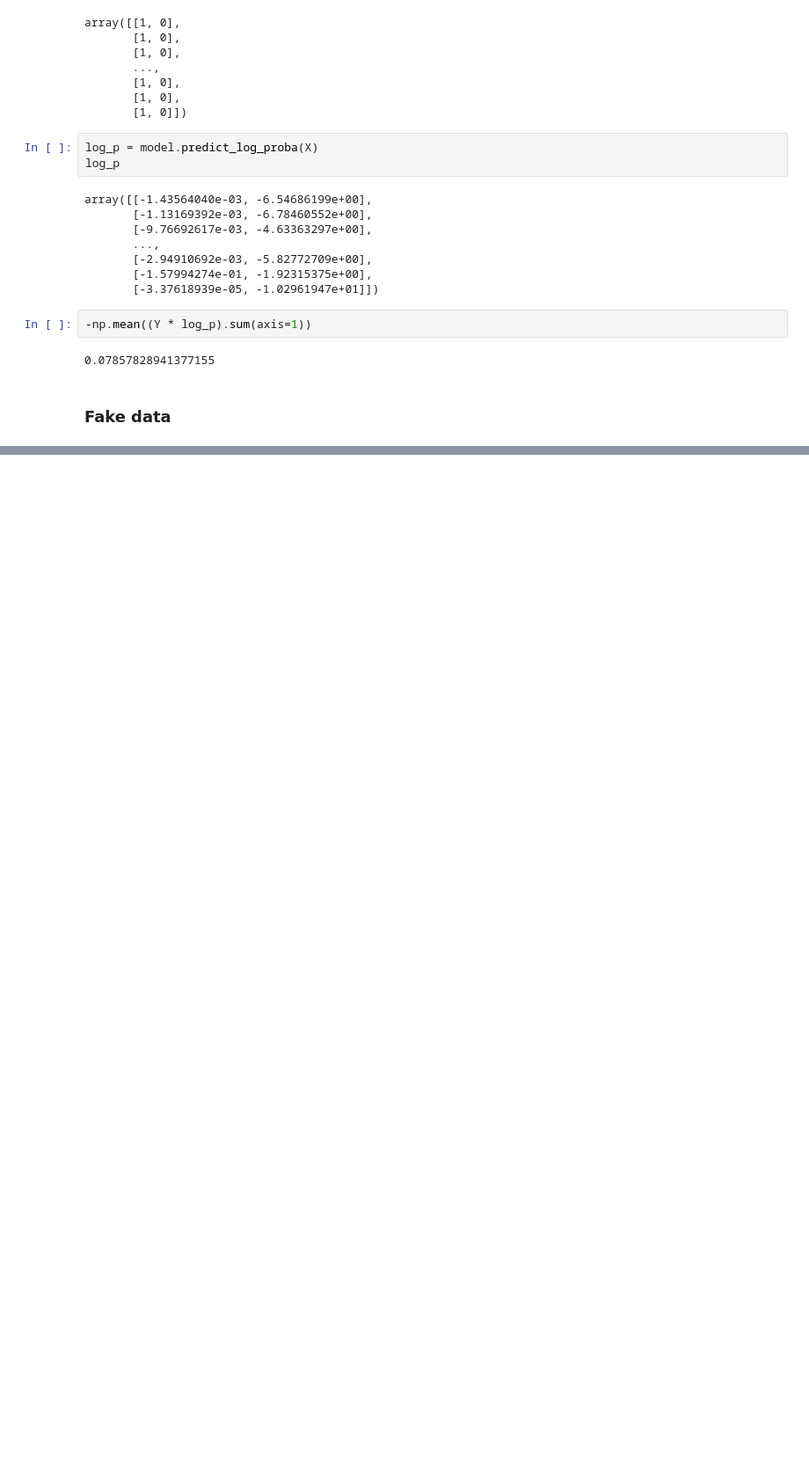
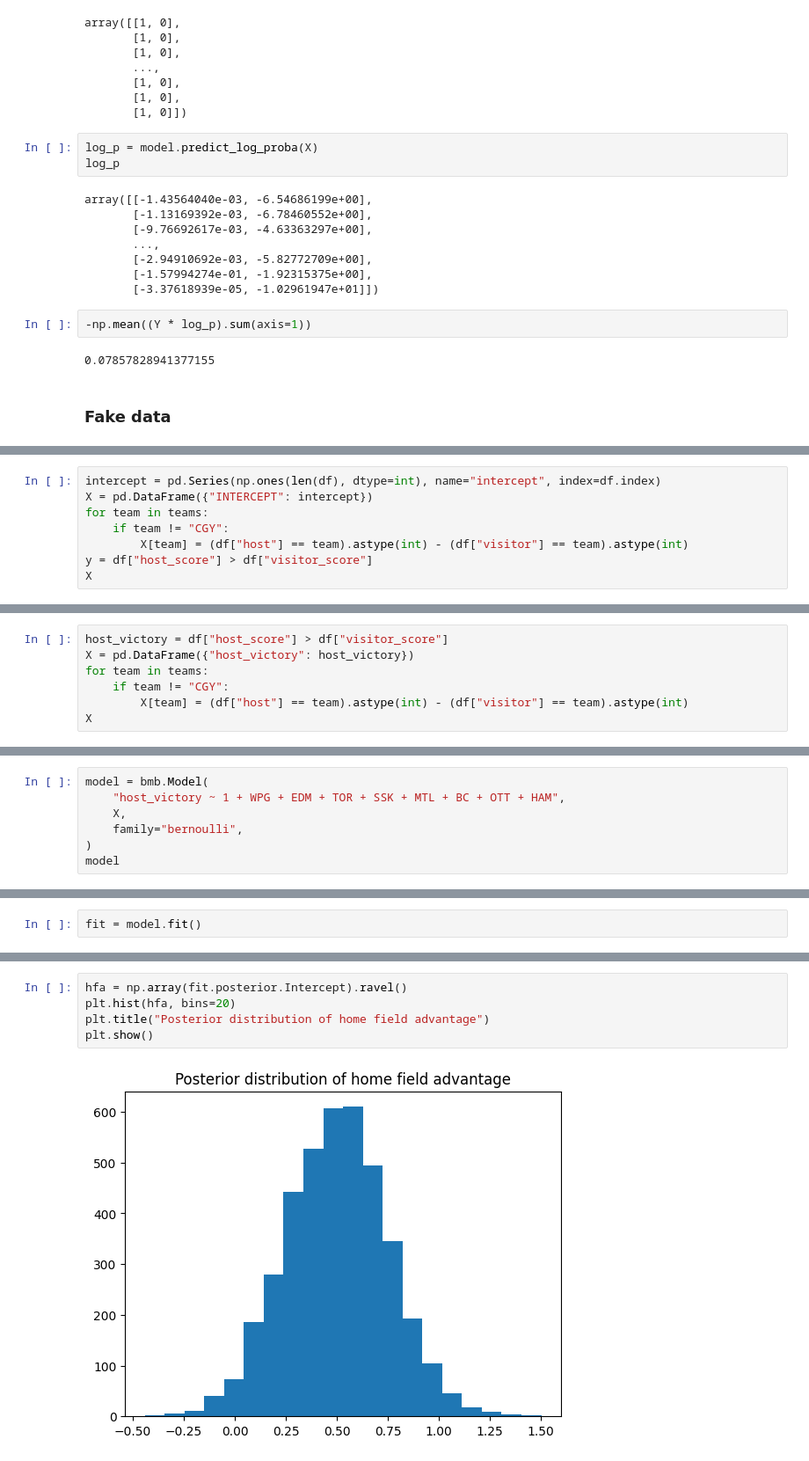
Before and after one commit to mgreenbe/DATA335W2025, a Jupyter notebook: code/logistic_regression.ipynb, the cells around one changed output, grey strips where cells are left out. Shown at 88% size. Saved outputs shown, nothing was run; the diff lists cells and outputs as text; blank space fills up the shorter version.

```diff
--- a/code/logistic_regression.ipynb
+++ b/code/logistic_regression.ipynb
@@ -216,0 +330,8 @@ plt.show()
+# %%
+intercept = pd.Series(np.ones(len(df), dtype=int), name="intercept", index=df.index)
+X = pd.DataFrame({"INTERCEPT": intercept})
+for team in teams:
+    if team != "CGY":
+        X[team] = (df["host"] == team).astype(int) - (df["visitor"] == team).astype(int)
+y = df["host_score"] > df["visitor_score"]
+X
@@ -216,0 +396,7 @@ plt.show()
+# %%
+host_victory = df["host_score"] > df["visitor_score"]
+X = pd.DataFrame({"host_victory": host_victory})
+for team in teams:
+    if team != "CGY":
+        X[team] = (df["host"] == team).astype(int) - (df["visitor"] == team).astype(int)
+X
@@ -216,0 +417,7 @@ plt.show()
+# %%
+model = bmb.Model(
+    "host_victory ~ 1 + WPG + EDM + TOR + SSK + MTL + BC + OTT + HAM",
+    X,
+    family="bernoulli",
+)
+model
@@ -216,0 +441,2 @@ plt.show()
+# %%
+fit = model.fit()
@@ -216,0 +464,7 @@ plt.show()
+# %%
+hfa = np.array(fit.posterior.Intercept).ravel()
+plt.hist(hfa, bins=20)
+plt.title("Posterior distribution of home field advantage")
+plt.show()
+# %% [output]
+[figure, added]
```
Also changed, not shown: parts of 24 cells of this notebook, 3 other files.
